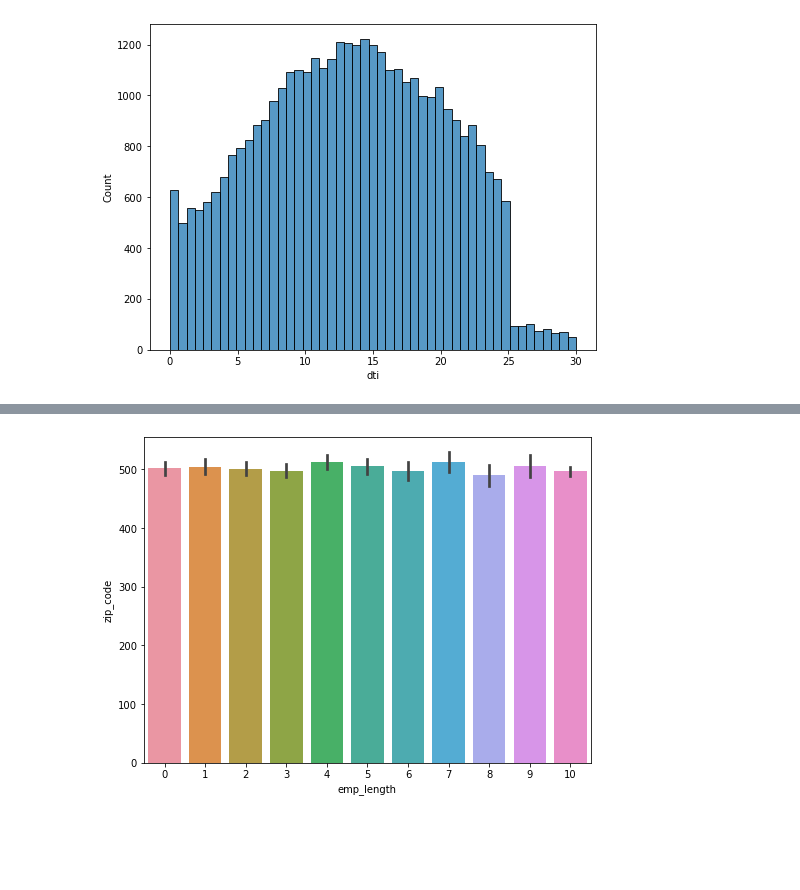
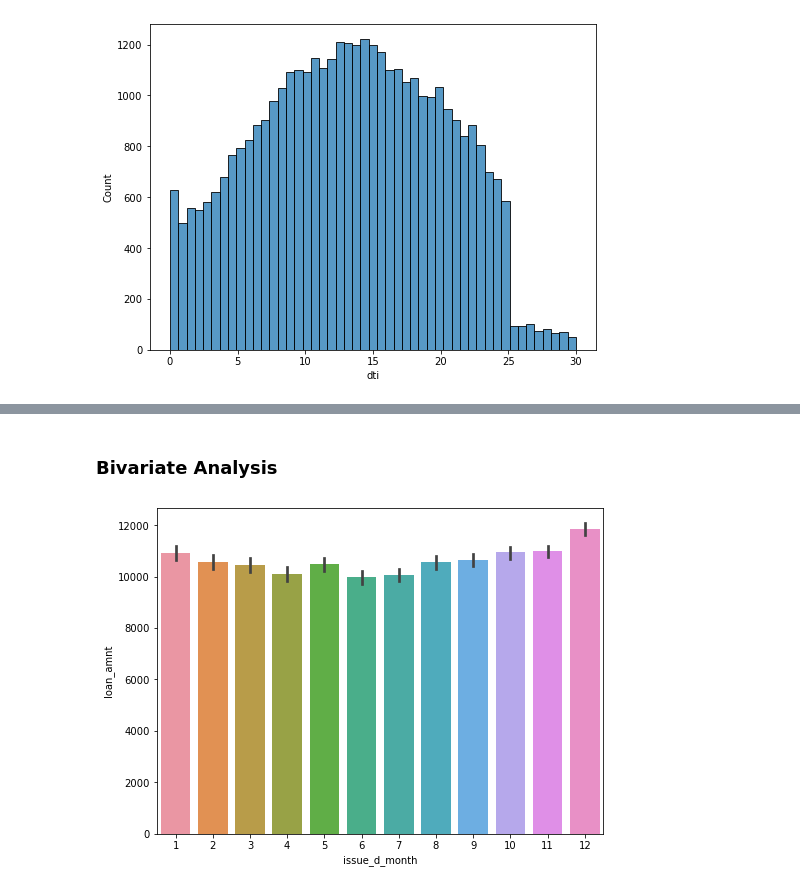
Before and after one commit to arunsy/LendingClub, a Jupyter notebook: MLC42_Facilitator_ArunG.ipynb, the cells around one changed output, grey strips where cells are left out. Drawn from its saved outputs; the diff is of its cells as text; code cells hidden in the pictures; blank space fills up the shorter version.

```diff
--- a/MLC42_Facilitator_ArunG.ipynb
+++ b/MLC42_Facilitator_ArunG.ipynb
@@ -217,0 +208,4 @@ TypeError: 'NoneType' object is not iterable
+# %%
+loan_data2['issue_d_year'] = pd.to_datetime(loan_data2['issue_d'].str.lower(), format="%b-%y").dt.year
+# %%
+loan_data2['issue_d_month'] = pd.to_datetime(loan_data2['issue_d'].str.lower(), format="%b-%y").dt.month
@@ -263,7 +266,7 @@ LW = loan_data2.dti.quantile(0.25) - (0.4 * IQR)
 HW = loan_data2.dti.quantile(0.75) + (0.4 * IQR)
 
 print(LW, HW)
-loan_data3 = loan_data2[(loan_data2.dti >= LW) & (loan_data2.dti <= HW)]
-loan_data3.shape
+loan_data2 = loan_data2[(loan_data2.dti >= LW) & (loan_data2.dti <= HW)]
+loan_data2.shape
 # %% [output]
 3.983999999999999 22.776000000000003
@@ -270,0 +274,3 @@ loan_data3.shape
+# %%
+loan_data2['loan_amnt_k'] = loan_data2['loan_amnt'].apply(lambda x: int(x/1000) if (x > 2000)  else 0)
+loan_data2['loan_amnt_k'].describe()
@@ -293,6 +327,8 @@ loan_data4.shape
+# %% [markdown]
+### Bivariate Analysis
 # %%
-plt.figure(figsize = [8,6])
-ax = sns.barplot(x = loan_data4.emp_length, y = loan_data4.zip_code)
+plt.figure(figsize = [8, 6])
+ax = sns.barplot(x = loan_data2.issue_d_month, y = loan_data2.loan_amnt)
 plt.show()
 # %% [output]
-[figure, old version]
+[figure, new version]
```
Also changed, not shown: parts of 36 cells of this notebook.
